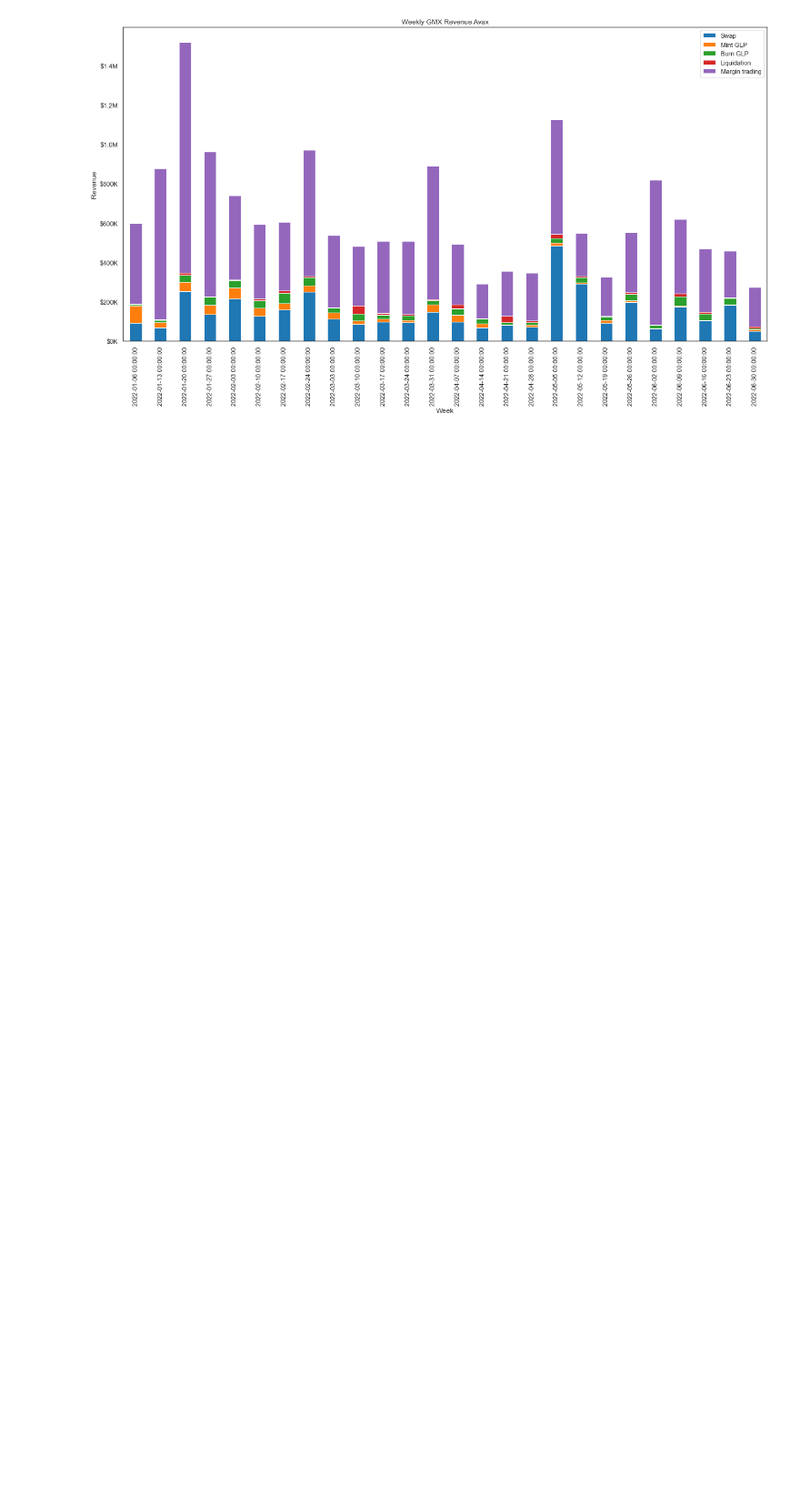
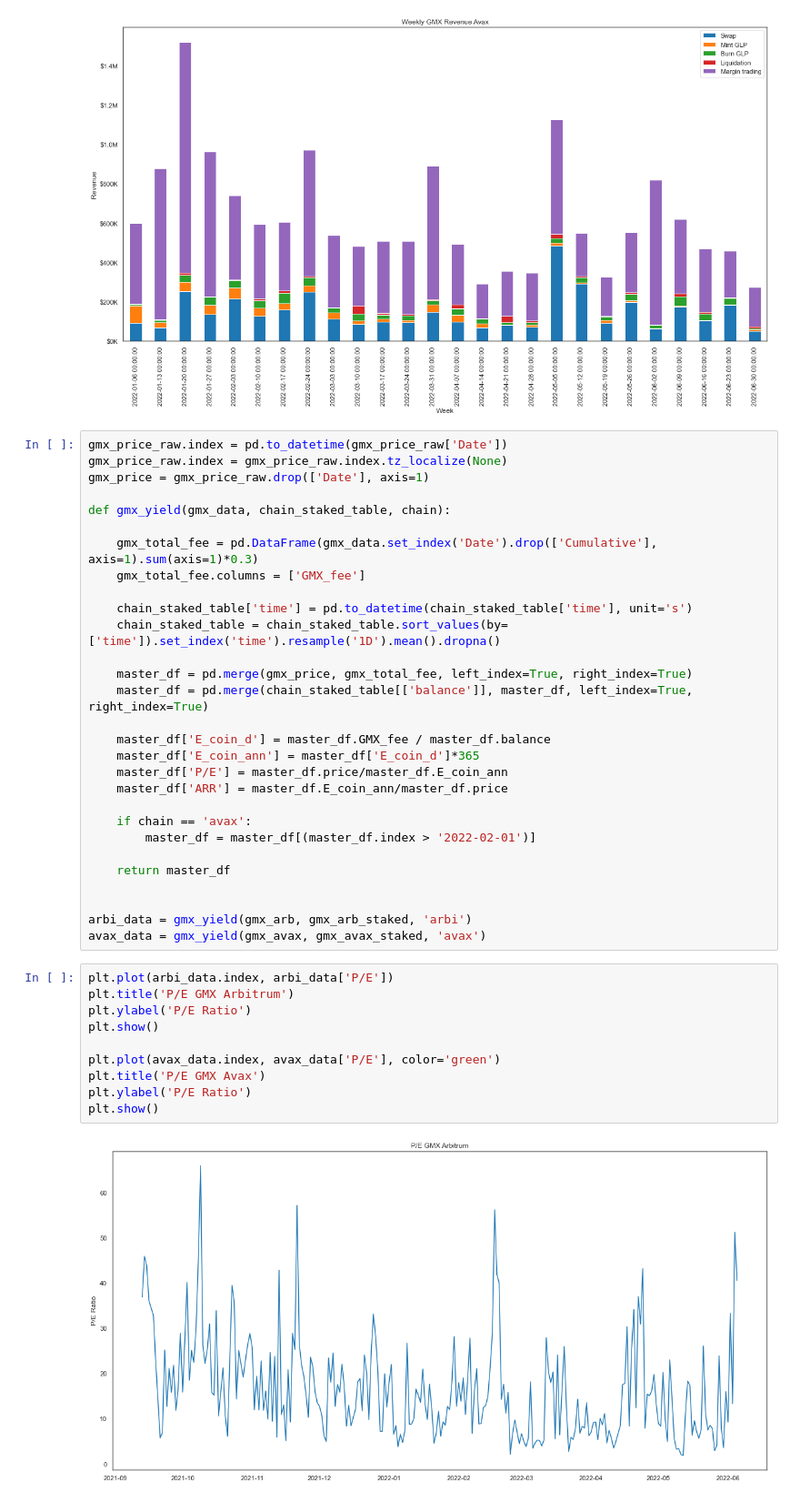
Before and after one commit to chainbound/profit-sharing-protocols-research, a Jupyter notebook: gmx.ipynb, the cells around one changed output. Shown: that part at 91% size. Drawn from its saved outputs; the diff is of its cells as text; blank space fills up the shorter version.

```diff
--- a/gmx.ipynb
+++ b/gmx.ipynb
@@ -48,3 +48,44 @@ weekly_chain_rev('Avax', gmx_avax)
 <AxesSubplot:title={'center':'Weekly GMX Revenue Avax'}, xlabel='Week', ylabel='Revenue'>
 [figure]
 [figure]
+# %%
+gmx_price_raw.index = pd.to_datetime(gmx_price_raw['Date'])
+gmx_price_raw.index = gmx_price_raw.index.tz_localize(None)
+gmx_price = gmx_price_raw.drop(['Date'], axis=1)
+
+def gmx_yield(gmx_data, chain_staked_table, chain):
+
+    gmx_total_fee = pd.DataFrame(gmx_data.set_index('Date').drop(['Cumulative'], axis=1).sum(axis=1)*0.3)
+    gmx_total_fee.columns = ['GMX_fee']
+
+    chain_staked_table['time'] = pd.to_datetime(chain_staked_table['time'], unit='s')
+    chain_staked_table = chain_staked_table.sort_values(by=['time']).set_index('time').resample('1D').mean().dropna()
+
+    master_df = pd.merge(gmx_price, gmx_total_fee, left_index=True, right_index=True)
+    master_df = pd.merge(chain_staked_table[['balance']], master_df, left_index=True, right_index=True)
+
+    master_df['E_coin_d'] = master_df.GMX_fee / master_df.balance
+    master_df['E_coin_ann'] = master_df['E_coin_d']*365
+    master_df['P/E'] = master_df.price/master_df.E_coin_ann
+    master_df['ARR'] = master_df.E_coin_ann/master_df.price
+
+    if chain == 'avax':
+        master_df = master_df[(master_df.index > '2022-02-01')]
+
+    return master_df
+
+
+arbi_data = gmx_yield(gmx_arb, gmx_arb_staked, 'arbi')
+avax_data = gmx_yield(gmx_avax, gmx_avax_staked, 'avax')
+# %%
+plt.plot(arbi_data.index, arbi_data['P/E'])
+plt.title('P/E GMX Arbitrum')
+plt.ylabel('P/E Ratio')
+plt.show()
+
+plt.plot(avax_data.index, avax_data['P/E'], color='green')
+plt.title('P/E GMX Avax')
+plt.ylabel('P/E Ratio')
+plt.show()
+# %% [output]
+[figure, added]
```
Also changed, not shown: parts of 5 cells of this notebook, 1 other file.
